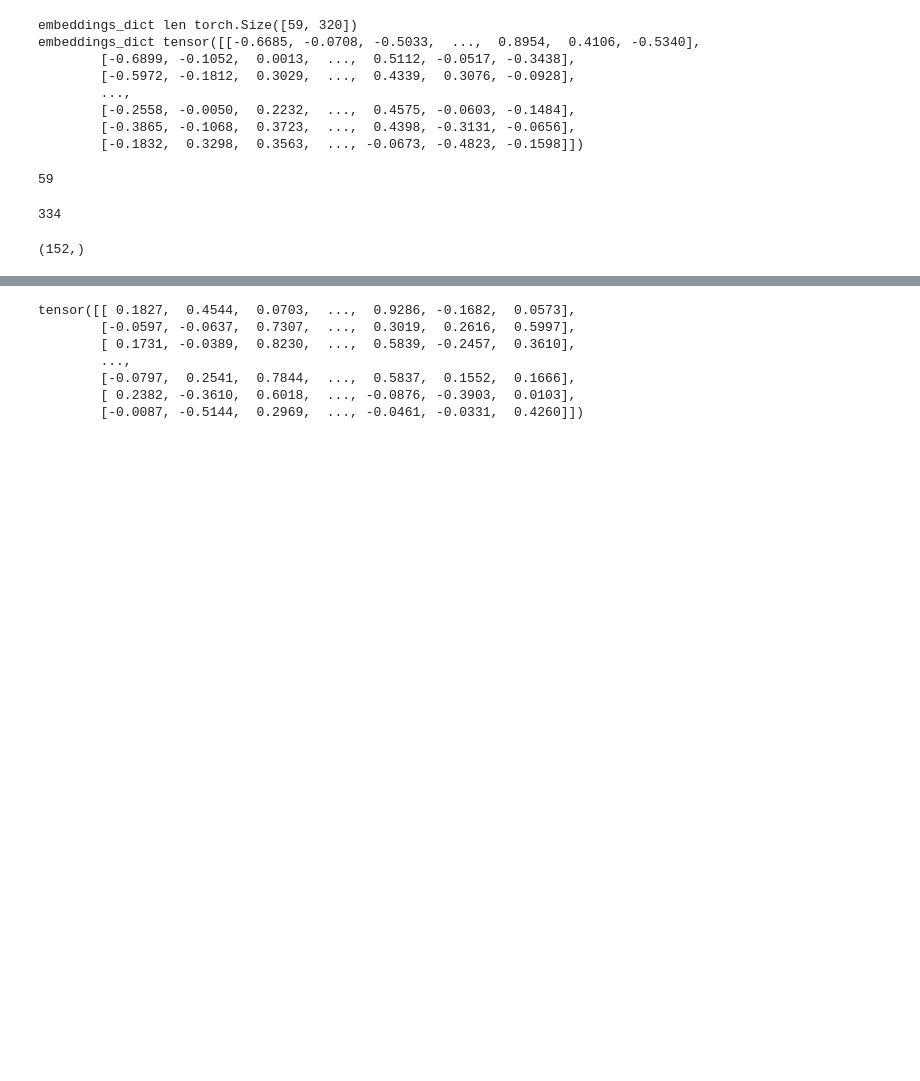
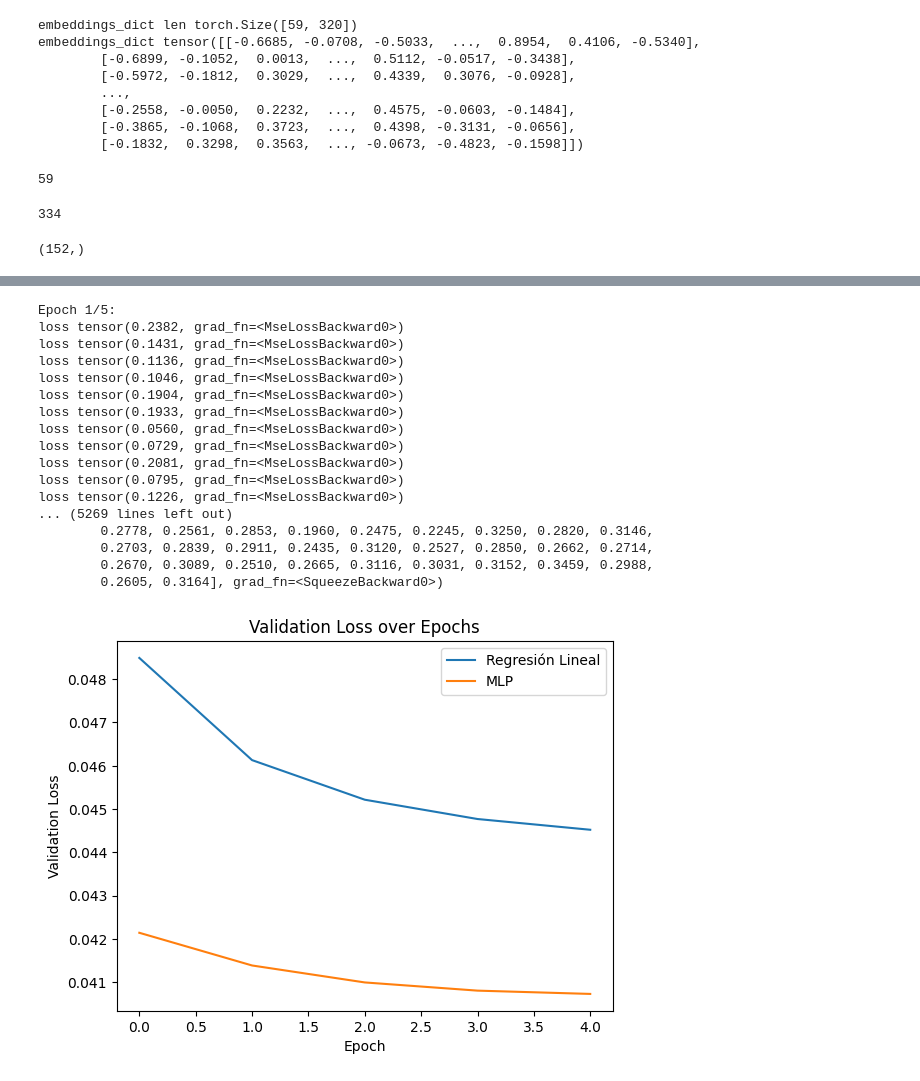
Before and after one commit to parakawa/protein_conservation_predictor, a Jupyter notebook: get_embeddings_and_training.ipynb, the cells around one changed output, grey strips where cells are left out. Cells and saved outputs as stored; diff of their text form; code cells hidden in the pictures; blank space fills up the shorter version.

```diff
--- a/get_embeddings_and_training.ipynb
+++ b/get_embeddings_and_training.ipynb
@@ -227,14 +221,60 @@ loss tensor(0.0375, grad_fn=<MseLossBackward0>)
-# %%
-# Cargar el archivo .pt
-embedding = torch.load('curated_dataset/example_embeddings_esm2_reduced_input/A0A1I4YI28.1/1-164.pt')
-
-# Ahora puedes acceder al tensor del embedding
-print(embedding["representations"][6])
-# %% [output]
-tensor([[ 0.1827,  0.4544,  0.0703,  ...,  0.9286, -0.1682,  0.0573],
-        [-0.0597, -0.0637,  0.7307,  ...,  0.3019,  0.2616,  0.5997],
-        [ 0.1731, -0.0389,  0.8230,  ...,  0.5839, -0.2457,  0.3610],
-        ...,
-        [-0.0797,  0.2541,  0.7844,  ...,  0.5837,  0.1552,  0.1666],
-        [ 0.2382, -0.3610,  0.6018,  ..., -0.0876, -0.3903,  0.0103],
-        [-0.0087, -0.5144,  0.2969,  ..., -0.0461, -0.0331,  0.4260]])
+# %%
+# Initialiser le modèle, la fonction de perte et l'optimiseur
+
+class MLP(nn.Module):
+    def __init__(self, input_size, hidden_size, output_size):
+        super(MLP, self).__init__()
+        self.fc1 = nn.Linear(input_size, hidden_size)
+        self.fc2 = nn.Linear(hidden_size, output_size)
+        self.relu = nn.ReLU()
+
+    def forward(self, x):
+        x = self.fc1(x)
+        x = self.relu(x)
+        x = self.fc2(x)
+        return x
+#model = LinearRegression(input_size=320)
+model = MLP(input_size=320, hidden_size=64, output_size=1)
+loss_fn = nn.MSELoss()
+optimizer = optim.SGD(model.parameters(), lr=learning_rate)
+
+val_losses_mpl = []
+# Entraînement du modèle
+for epoch in range(num_epochs):
+    print(f'Epoch {epoch + 1}/{num_epochs}:')
+    model.train()
+    train_model_stochastic(model, optimizer, loss_fn,
+                           sequences, conservation_scores_tensors)
+
+    # Validation du modèle
+    model.eval()
+    val_loss = evaluate_model(model, loss_fn, val_loader)
+    val_losses_mpl.append(val_loss)
+    #print(f'Validation Loss: {val_loss}')
+# on trace la perte de validation au fil des époques
+plt.plot(val_losses, label='Regresión Lineal')
+plt.plot(val_losses_mpl, label='MLP')
+plt.xlabel('Epoch')
+plt.ylabel('Validation Loss')
+plt.title('Validation Loss over Epochs')
+plt.legend()
+plt.show()
+# %% [output]
+Epoch 1/5:
+loss tensor(0.2382, grad_fn=<MseLossBackward0>)
+loss tensor(0.1431, grad_fn=<MseLossBackward0>)
+loss tensor(0.1136, grad_fn=<MseLossBackward0>)
+loss tensor(0.1046, grad_fn=<MseLossBackward0>)
+loss tensor(0.1904, grad_fn=<MseLossBackward0>)
+loss tensor(0.1933, grad_fn=<MseLossBackward0>)
+loss tensor(0.0560, grad_fn=<MseLossBackward0>)
+loss tensor(0.0729, grad_fn=<MseLossBackward0>)
+loss tensor(0.2081, grad_fn=<MseLossBackward0>)
+loss tensor(0.0795, grad_fn=<MseLossBackward0>)
+loss tensor(0.1226, grad_fn=<MseLossBackward0>)
+... (5269 lines left out)
+        0.2778, 0.2561, 0.2853, 0.1960, 0.2475, 0.2245, 0.3250, 0.2820, 0.3146,
+        0.2703, 0.2839, 0.2911, 0.2435, 0.3120, 0.2527, 0.2850, 0.2662, 0.2714,
+        0.2670, 0.3089, 0.2510, 0.2665, 0.3116, 0.3031, 0.3152, 0.3459, 0.2988,
+        0.2605, 0.3164], grad_fn=<SqueezeBackward0>)
+[figure, added]
```
Also changed, not shown: parts of 2 cells of this notebook, 6 other files.
